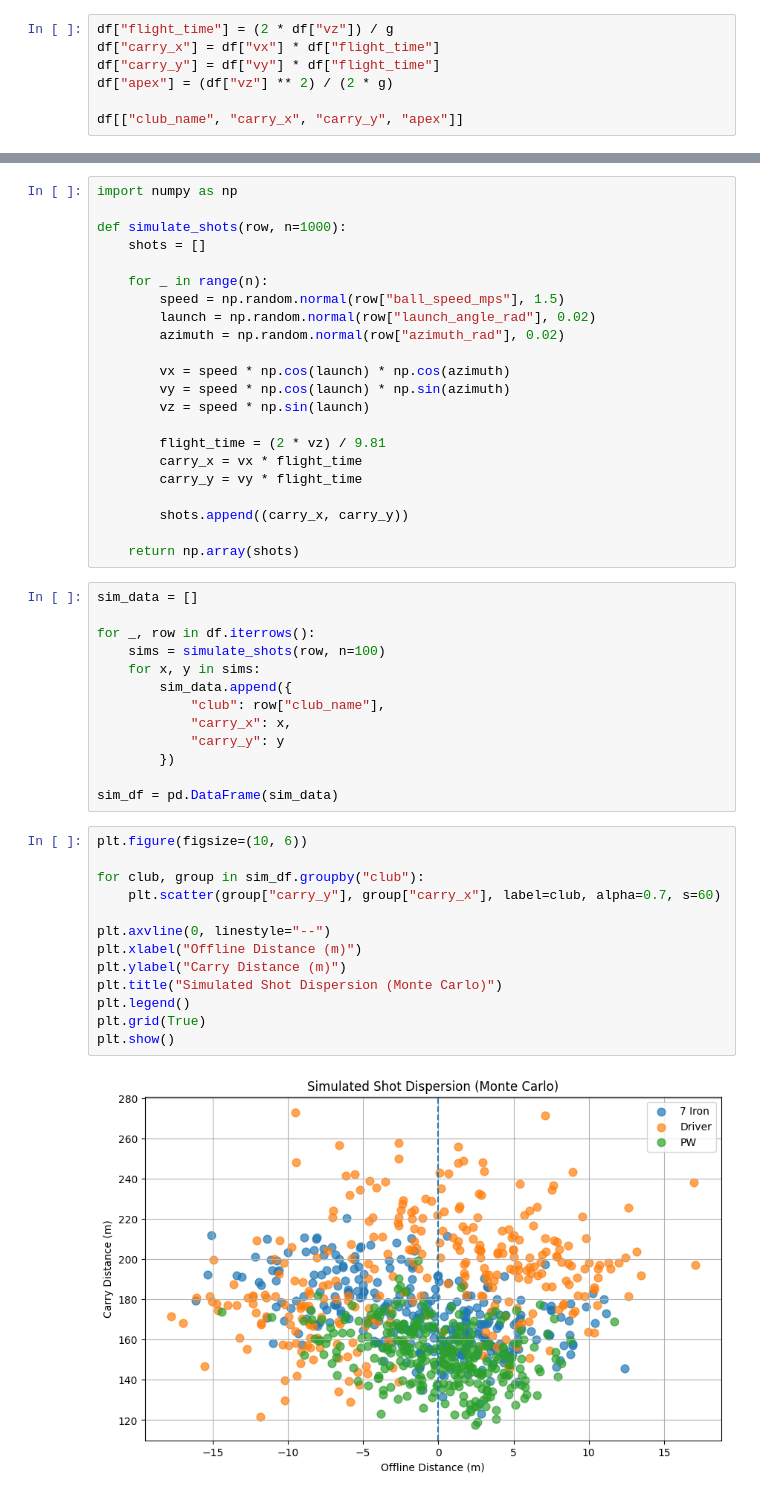
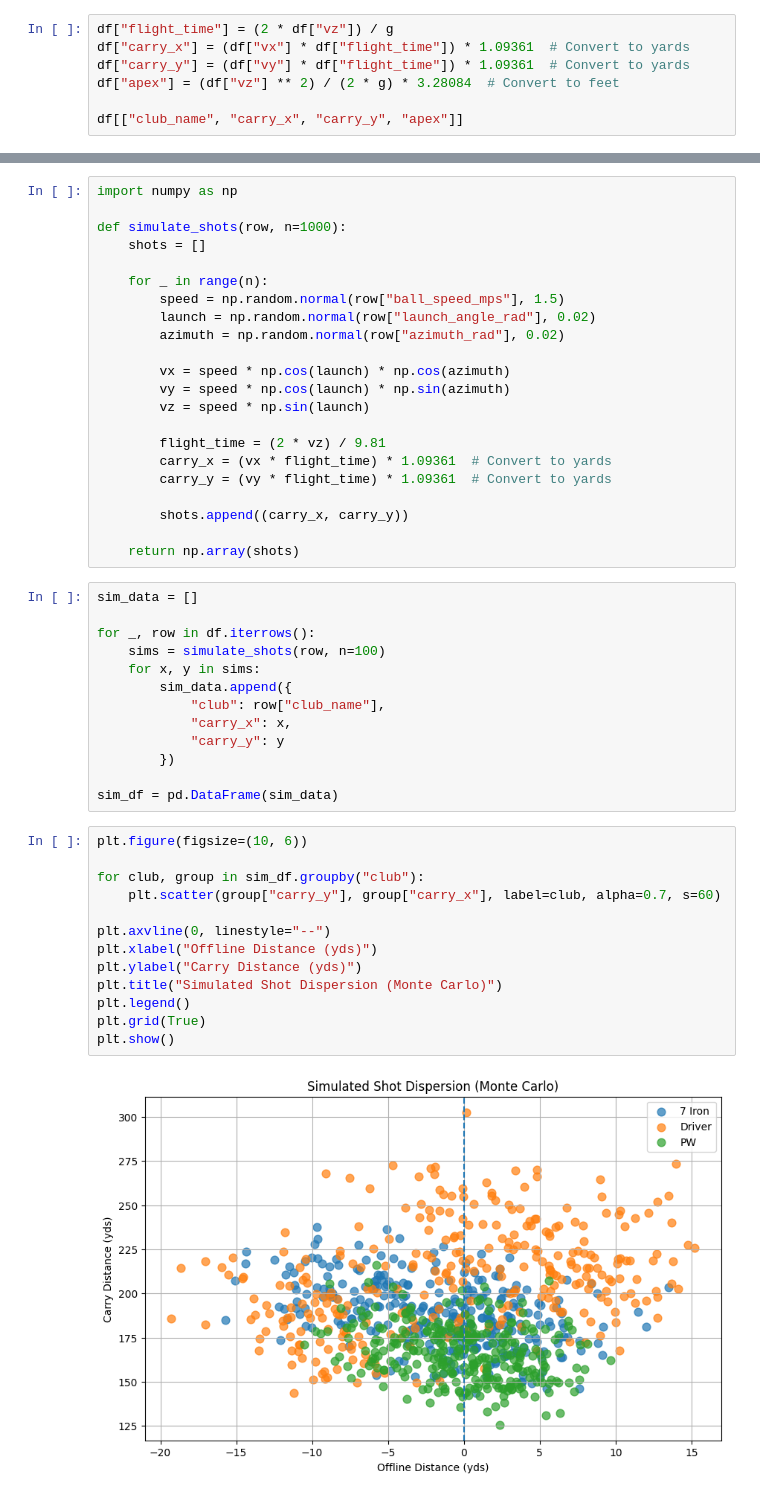
Before and after one commit to JP-Craig/golf-sim-lab, a Jupyter notebook: notebooks/01_shot_dispersion_analyzer.ipynb, the cells around one changed output, grey strips where cells are left out. Saved outputs shown, nothing was run; the diff lists cells and outputs as text.

Commit message:
Changed distance units from meters to yards

```diff
--- a/notebooks/01_shot_dispersion_analyzer.ipynb
+++ b/notebooks/01_shot_dispersion_analyzer.ipynb
@@ -34,9 +34,9 @@ df["vz"] = df["ball_speed_mps"] * np.sin(df["launch_angle_rad"])
 Compute Outcomes
 # %%
 df["flight_time"] = (2 * df["vz"]) / g
-df["carry_x"] = df["vx"] * df["flight_time"]
-df["carry_y"] = df["vy"] * df["flight_time"]
-df["apex"] = (df["vz"] ** 2) / (2 * g)
+df["carry_x"] = (df["vx"] * df["flight_time"]) * 1.09361  # Convert to yards
+df["carry_y"] = (df["vy"] * df["flight_time"]) * 1.09361  # Convert to yards
+df["apex"] = (df["vz"] ** 2) / (2 * g) * 3.28084  # Convert to feet
 
 df[["club_name", "carry_x", "carry_y", "apex"]]
 # %% [output]
@@ -87,8 +87,8 @@ def simulate_shots(row, n=1000):
         vz = speed * np.sin(launch)
 
         flight_time = (2 * vz) / 9.81
-        carry_x = vx * flight_time
-        carry_y = vy * flight_time
+        carry_x = (vx * flight_time) * 1.09361  # Convert to yards
+        carry_y = (vy * flight_time) * 1.09361  # Convert to yards
 
         shots.append((carry_x, carry_y))
 
@@ -109,15 +109,15 @@ sim_df = pd.DataFrame(sim_data)
 # %%
 plt.figure(figsize=(10, 6))
 
 for club, group in sim_df.groupby("club"):
     plt.scatter(group["carry_y"], group["carry_x"], label=club, alpha=0.7, s=60)
 
 plt.axvline(0, linestyle="--")
-plt.xlabel("Offline Distance (m)")
-plt.ylabel("Carry Distance (m)")
+plt.xlabel("Offline Distance (yds)")
+plt.ylabel("Carry Distance (yds)")
 plt.title("Simulated Shot Dispersion (Monte Carlo)")
 plt.legend()
 plt.grid(True)
 plt.show()
 # %% [output]
-[figure, old version]
+[figure, new version]
```
Also changed, not shown: parts of 2 cells of this notebook.
